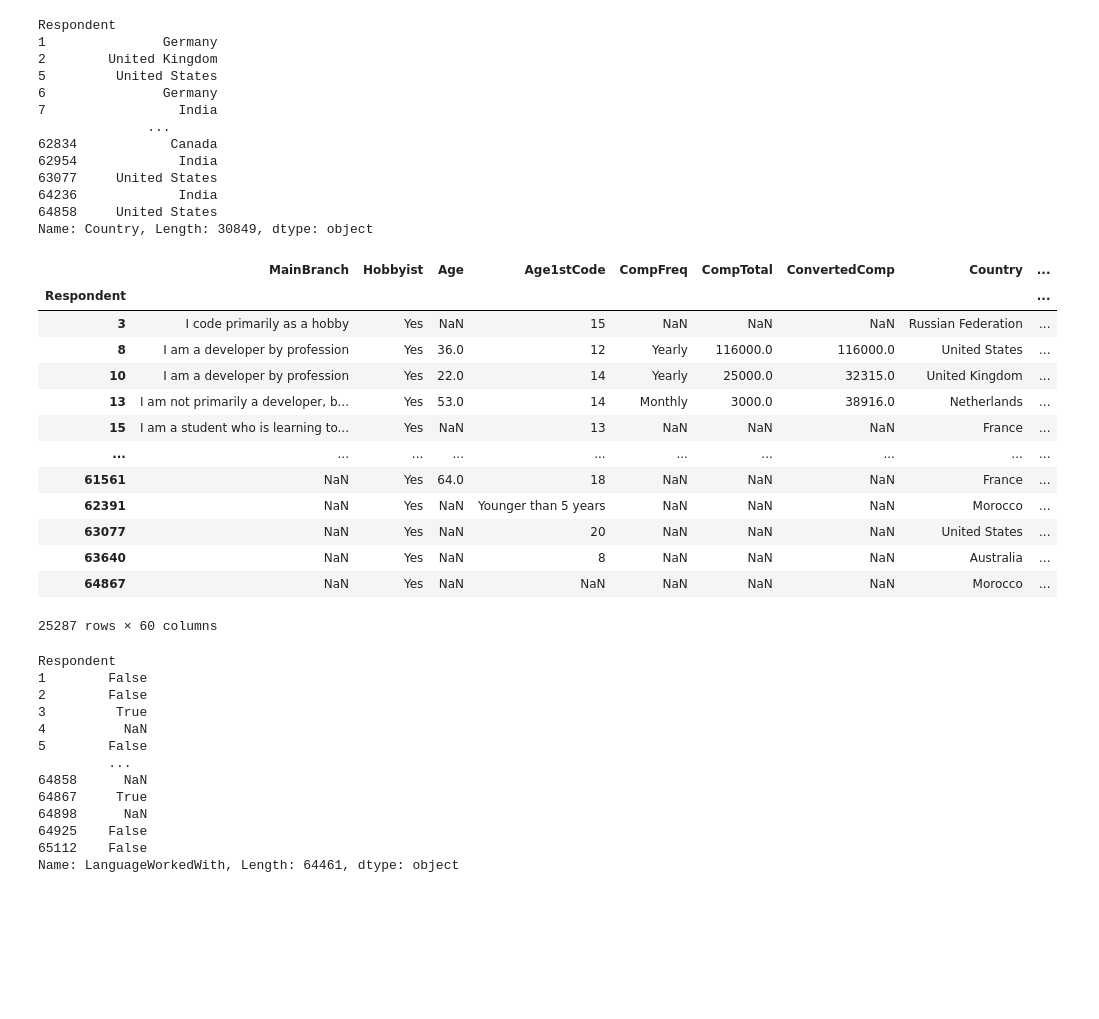
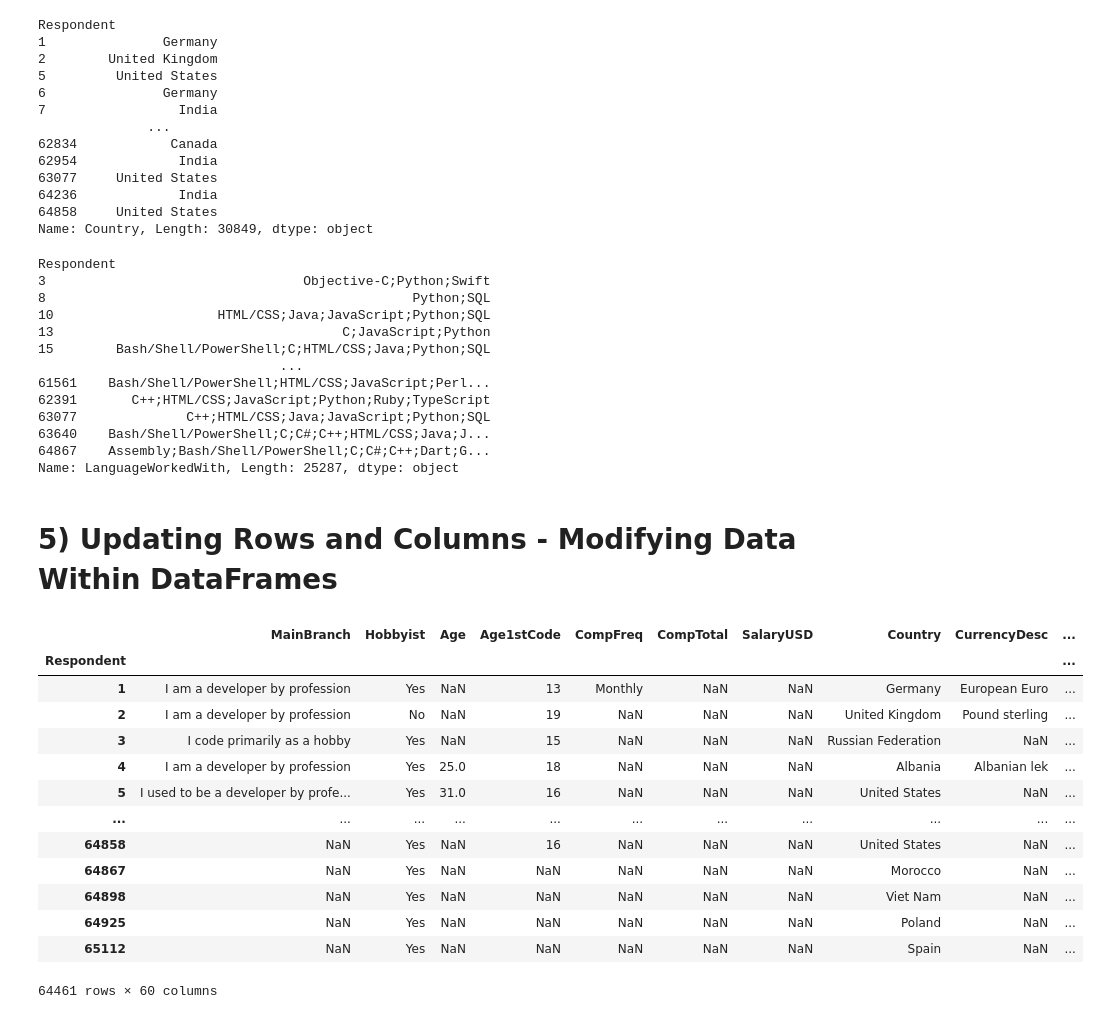
Before and after one commit to yonycherkos/data_analysis, a Jupyter notebook: pandas/Pandas Tutorials.ipynb, the cells around one changed output. Cells and saved outputs as stored; diff of their text form; code cells hidden in the pictures; blank space fills up the shorter version.

Commit message:
5) Updating Rows and Columns - Modifying Data Within DataFrames

```diff
--- a/pandas/Pandas Tutorials.ipynb
+++ b/pandas/Pandas Tutorials.ipynb
@@ -181,35 +181,42 @@ Name: Country, Length: 30849, dtype: object
 # %%
 filt = df["LanguageWorkedWith"].str.contains("Python", na=False)
 # %%
-df.loc[filt]
+df.loc[filt, "LanguageWorkedWith"]
 # %% [output]
-|  | MainBranch | Hobbyist | Age | Age1stCode | CompFreq | CompTotal | ConvertedComp | Country | ... |
-| Respondent |  |  |  |  |  |  |  |  | ... |
-| 3 | I code primarily as a hobby | Yes | NaN | 15 | NaN | NaN | NaN | Russian Federation | ... |
-| 8 | I am a developer by profession | Yes | 36.0 | 12 | Yearly | 116000.0 | 116000.0 | United States | ... |
-| 10 | I am a developer by profession | Yes | 22.0 | 14 | Yearly | 25000.0 | 32315.0 | United Kingdom | ... |
-| 13 | I am not primarily a developer, b... | Yes | 53.0 | 14 | Monthly | 3000.0 | 38916.0 | Netherlands | ... |
-| 15 | I am a student who is learning to... | Yes | NaN | 13 | NaN | NaN | NaN | France | ... |
-| ... | ... | ... | ... | ... | ... | ... | ... | ... | ... |
-| 61561 | NaN | Yes | 64.0 | 18 | NaN | NaN | NaN | France | ... |
-| 62391 | NaN | Yes | NaN | Younger than 5 years | NaN | NaN | NaN | Morocco | ... |
-| 63077 | NaN | Yes | NaN | 20 | NaN | NaN | NaN | United States | ... |
-| 63640 | NaN | Yes | NaN | 8 | NaN | NaN | NaN | Australia | ... |
-| 64867 | NaN | Yes | NaN | NaN | NaN | NaN | NaN | Morocco | ... |
-25287 rows × 60 columns
+Respondent
+3                                 Objective-C;Python;Swift
+8                                               Python;SQL
+10                     HTML/CSS;Java;JavaScript;Python;SQL
+13                                     C;JavaScript;Python
+15        Bash/Shell/PowerShell;C;HTML/CSS;Java;Python;SQL
+                               ...
+61561    Bash/Shell/PowerShell;HTML/CSS;JavaScript;Perl...
+62391       C++;HTML/CSS;JavaScript;Python;Ruby;TypeScript
+63077              C++;HTML/CSS;Java;JavaScript;Python;SQL
+63640    Bash/Shell/PowerShell;C;C#;C++;HTML/CSS;Java;J...
+64867    Assembly;Bash/Shell/PowerShell;C;C#;C++;Dart;G...
+Name: LanguageWorkedWith, Length: 25287, dtype: object
-# %%
-filt
-# %% [output]
-Respondent
-1        False
-2        False
-3         True
-4          NaN
-5        False
-         ...
-64858      NaN
-64867     True
-64898      NaN
-64925    False
-65112    False
-Name: LanguageWorkedWith, Length: 64461, dtype: object
+# %% [markdown]
+# 5) Updating Rows and Columns - Modifying Data Within DataFrames
+# %%
+pd.set_option("display.max_columns", 85)
+pd.set_option("display.max_rows", 85)
+# %%
+df.rename(columns={"ConvertedComp": "SalaryUSD"}, inplace=True)
+# %%
+df
+# %% [output]
+|  | MainBranch | Hobbyist | Age | Age1stCode | CompFreq | CompTotal | SalaryUSD | Country | CurrencyDesc | ... |
+| Respondent |  |  |  |  |  |  |  |  |  | ... |
+| 1 | I am a developer by profession | Yes | NaN | 13 | Monthly | NaN | NaN | Germany | European Euro | ... |
+| 2 | I am a developer by profession | No | NaN | 19 | NaN | NaN | NaN | United Kingdom | Pound sterling | ... |
+| 3 | I code primarily as a hobby | Yes | NaN | 15 | NaN | NaN | NaN | Russian Federation | NaN | ... |
+| 4 | I am a developer by profession | Yes | 25.0 | 18 | NaN | NaN | NaN | Albania | Albanian lek | ... |
+| 5 | I used to be a developer by profe... | Yes | 31.0 | 16 | NaN | NaN | NaN | United States | NaN | ... |
+| ... | ... | ... | ... | ... | ... | ... | ... | ... | ... | ... |
+| 64858 | NaN | Yes | NaN | 16 | NaN | NaN | NaN | United States | NaN | ... |
+| 64867 | NaN | Yes | NaN | NaN | NaN | NaN | NaN | Morocco | NaN | ... |
+| 64898 | NaN | Yes | NaN | NaN | NaN | NaN | NaN | Viet Nam | NaN | ... |
+| 64925 | NaN | Yes | NaN | NaN | NaN | NaN | NaN | Poland | NaN | ... |
+| 65112 | NaN | Yes | NaN | NaN | NaN | NaN | NaN | Spain | NaN | ... |
+64461 rows × 60 columns
```
Also changed, not shown: parts of 2 cells of this notebook, 1 other file.
